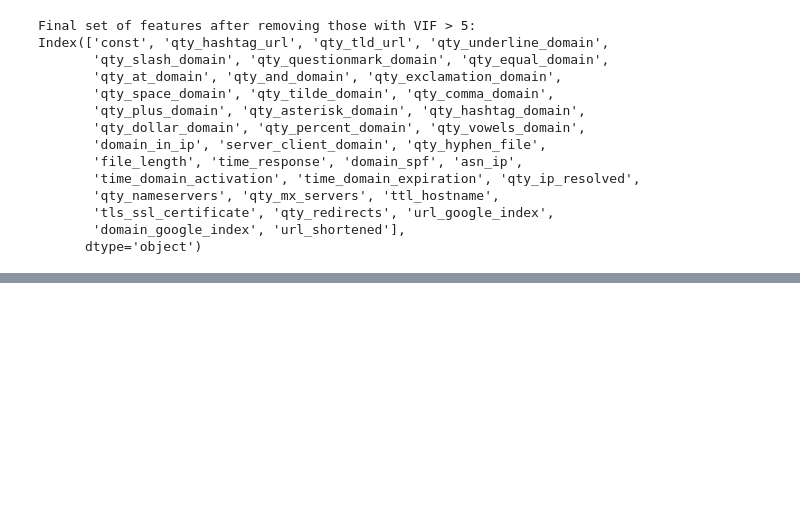
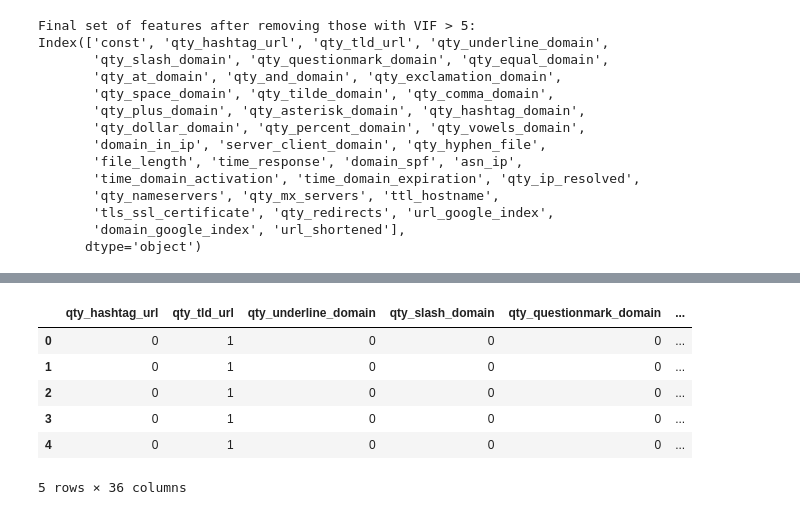
Before and after one commit to adarsh-gowda/Phishing-Domain, a Jupyter notebook: research/trials.ipynb, the cells around one changed output, grey strips where cells are left out. Cells and saved outputs as stored; diff of their text form; code cells hidden in the pictures; blank space fills up the shorter version.

```diff
--- a/research/trials.ipynb
+++ b/research/trials.ipynb
@@ -158,0 +183,10 @@ Index(['const', 'qty_hashtag_url', 'qty_tld_url', 'qty_underline_domain',
+# %%
+X_cleaned.head()
+# %% [output]
+|  | qty_hashtag_url | qty_tld_url | qty_underline_domain | qty_slash_domain | qty_questionmark_domain | ... |
+| 0 | 0 | 1 | 0 | 0 | 0 | ... |
+| 1 | 0 | 1 | 0 | 0 | 0 | ... |
+| 2 | 0 | 1 | 0 | 0 | 0 | ... |
+| 3 | 0 | 1 | 0 | 0 | 0 | ... |
+| 4 | 0 | 1 | 0 | 0 | 0 | ... |
+5 rows × 36 columns
```
Also changed, not shown: parts of 11 cells of this notebook, 1 other file.
